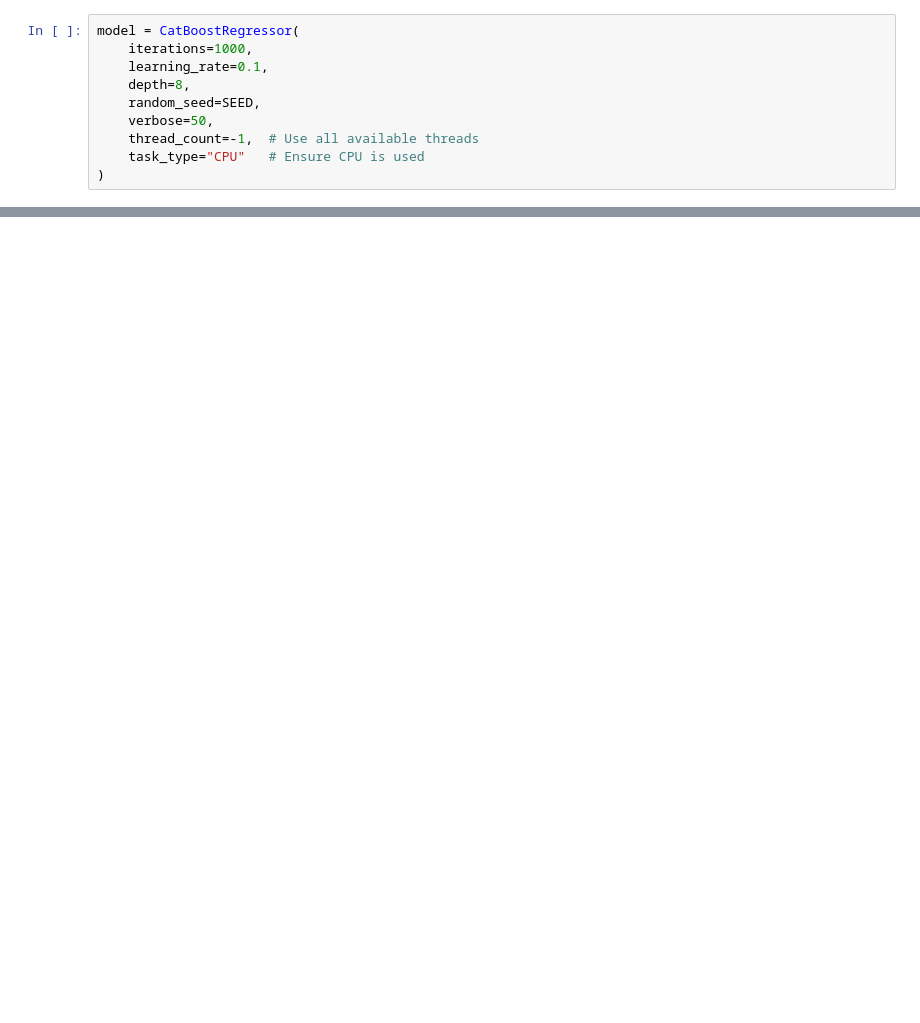
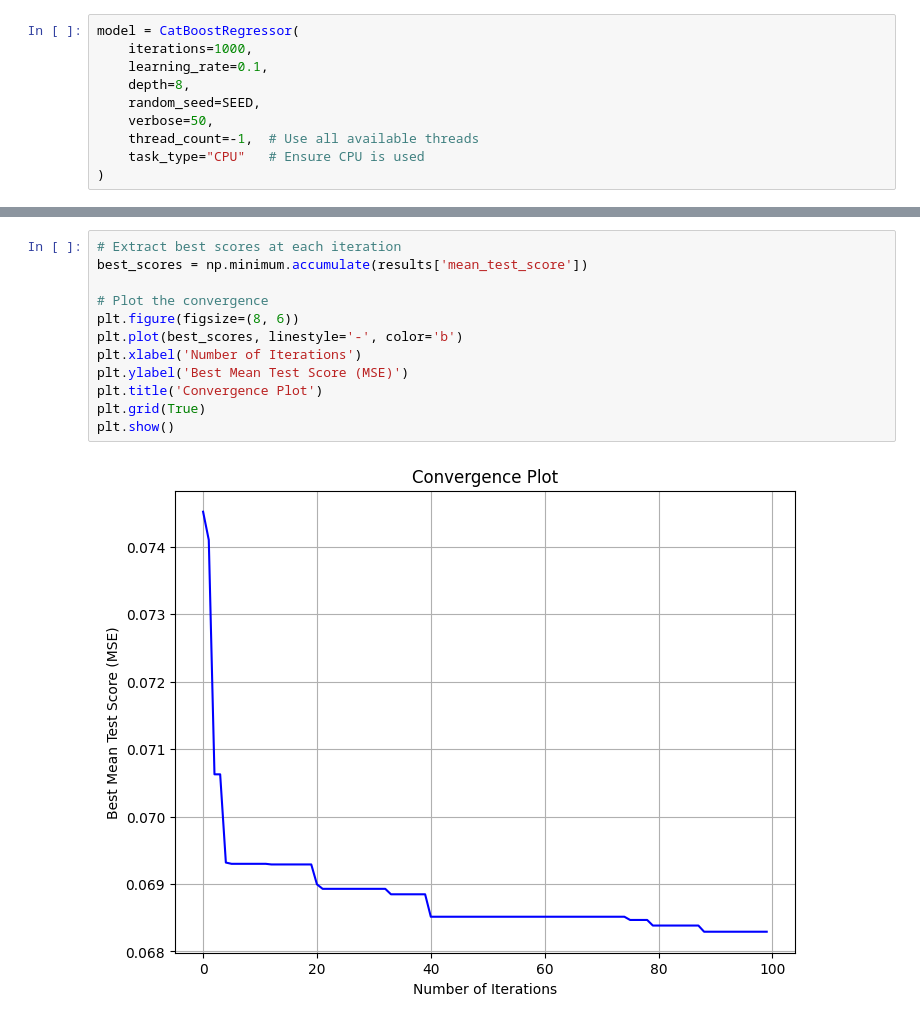
Before and after one commit to SerjWeesp/sp500, a Jupyter notebook: sp500_prediction.ipynb, the cells around one changed output, grey strips where cells are left out. Drawn from its saved outputs; the diff is of its cells as text; blank space fills up the shorter version.

```diff
--- a/sp500_prediction.ipynb
+++ b/sp500_prediction.ipynb
@@ -141,0 +239,14 @@ Test RMSE: 0.07590568914154557
+# %%
+# Extract best scores at each iteration
+best_scores = np.minimum.accumulate(results['mean_test_score'])
+
+# Plot the convergence
+plt.figure(figsize=(8, 6))
+plt.plot(best_scores, linestyle='-', color='b')
+plt.xlabel('Number of Iterations')
+plt.ylabel('Best Mean Test Score (MSE)')
+plt.title('Convergence Plot')
+plt.grid(True)
+plt.show()
+# %% [output]
+[figure, added]
```
Also changed, not shown: parts of 27 cells of this notebook.
